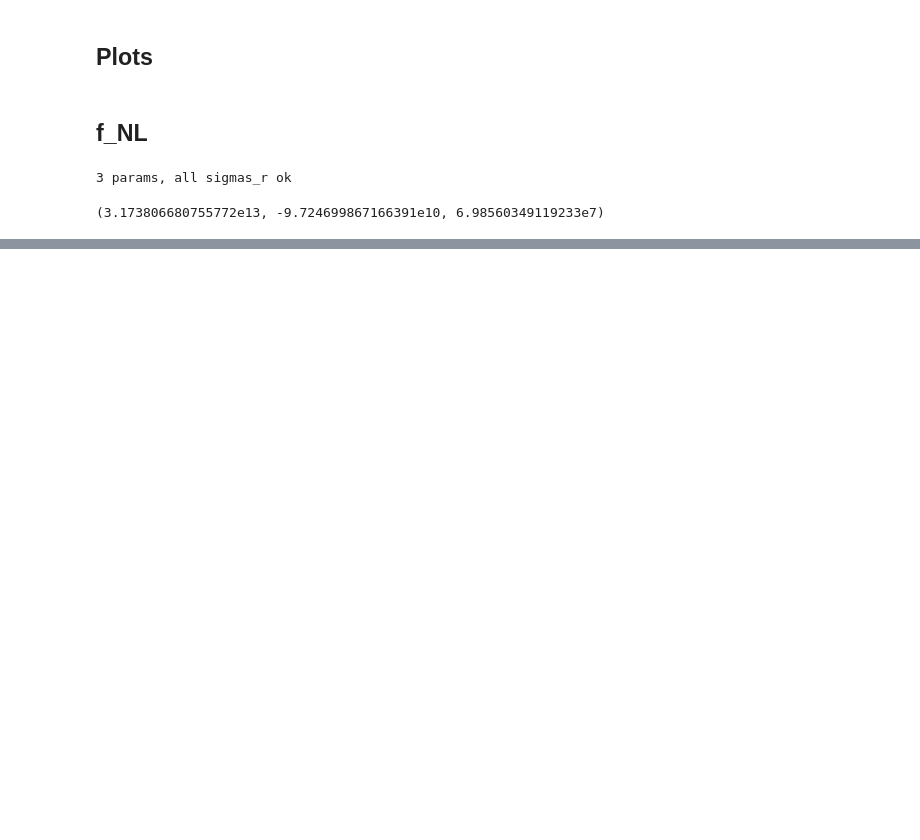
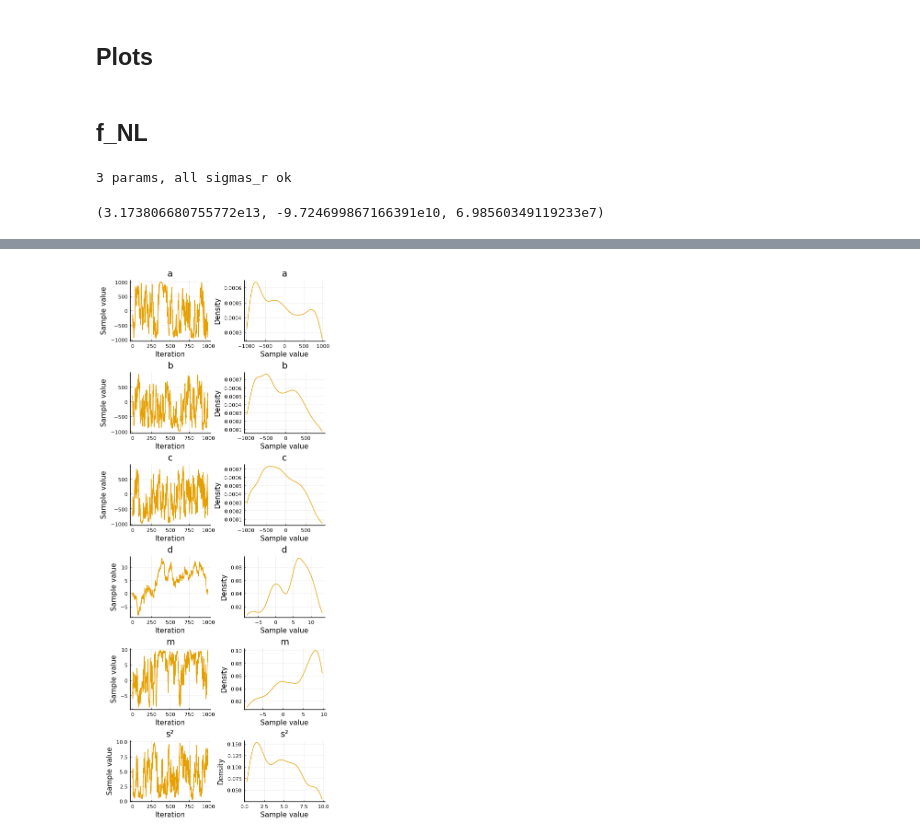
Before and after one commit to foglienimatteo/GaPSE.jl, a Jupyter notebook: ipynbs/Effective_fNL.ipynb, the cells around one changed output, grey strips where cells are left out. Saved outputs shown, nothing was run; the diff lists cells and outputs as text; code cells hidden in the pictures; blank space fills up the shorter version.

```diff
--- a/ipynbs/Effective_fNL.ipynb
+++ b/ipynbs/Effective_fNL.ipynb
@@ -552,0 +582,28 @@ plot(p1, p2,  size=(500, 400), layout= @layout [ x ; y ] )
+# %%
+pyplot()
+
+# Define a simple Normal model with unknown mean and variance.
+@model function demo_polyn(x, y)
+    a ~ Uniform(-1e3, 1e3)
+    b ~ Uniform(-1e3, 1e3)
+    c ~ Uniform(-1e3, 1e3)
+    s² ~ Uniform(0, 10)
+    m ~ Uniform(-10, 10)
+    d = y .- (a .+ b .* x .+ c.*x.^2)
+    d ~  Normal(m, s²)
+end
+
+#  Run sampler, collect results
+xs = ks_sum[ks_sum.<LIM]
+ys = difference[ks_sum .< LIM] ./ 1e6
+chn = sample(demo_polyn(xs, ys), HMC(0.1, 5), 1000)
+
+# Summarise results
+summaries, quantiles = describe(chn);
+# %%
+# Plot and save results
+p = plot(chn, size=(500, 1200))
+savefig("gdemo-plot.png")
+#display(p)
+# %% [output]
+[figure, added]
```
Also changed, not shown: parts of 9 cells of this notebook, 2 other files.
